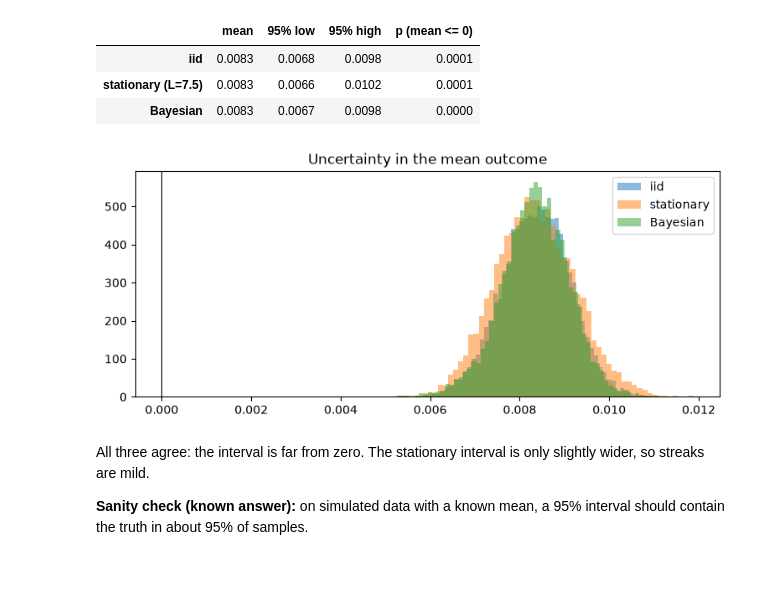
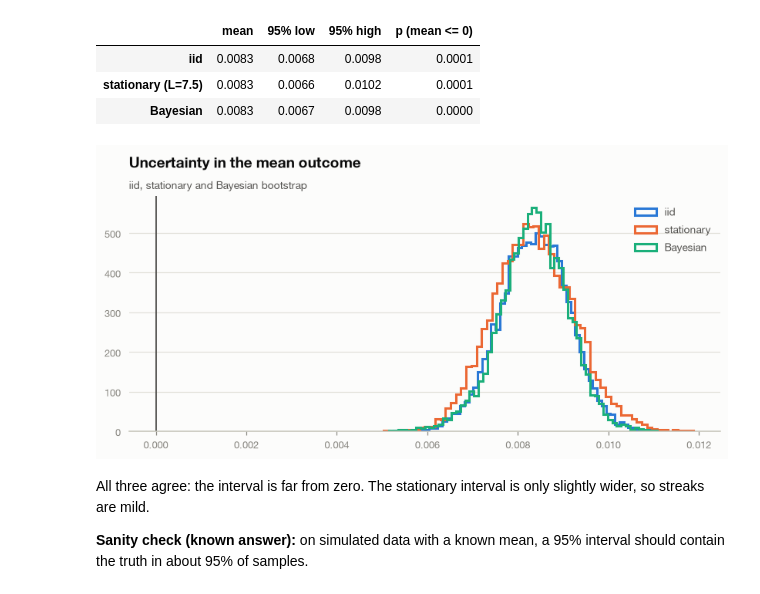
Before and after one commit to AimanxxAnsari/trade-analytics, a Jupyter notebook: notebooks/pillar1_walkthrough.ipynb, the cells around one changed output. Saved outputs shown, nothing was run; the diff lists cells and outputs as text; code cells hidden in the pictures.

```diff
--- a/notebooks/pillar1_walkthrough.ipynb
+++ b/notebooks/pillar1_walkthrough.ipynb
@@ -37,13 +37,16 @@ from trade_analytics.ingest import ConversionOptions, convert_journal
 from trade_analytics.metrics import summarise
 from trade_analytics.monte_carlo import drawdown_risk, max_drawdown, simulate_equity
 from trade_analytics.multiple_testing import slice_tests
+from trade_analytics.plotting import LIGHT as T
+from trade_analytics.plotting import title, use
 from trade_analytics.schema import validate_trades
 from trade_analytics.sharpe import sharpe_summary
 from trade_analytics.sizing import growth_rate, kelly_fraction, kelly_with_uncertainty
 
 ROOT = next(p for p in [Path.cwd(), *Path.cwd().parents] if (p / "pyproject.toml").exists())
 pd.set_option("display.float_format", lambda v: f"{v:,.4f}")
-plt.rcParams["figure.figsize"] = (9, 3.5)
+use(T)  # shared chart style (light theme in the notebook)
+plt.rcParams["figure.figsize"] = (9, 3.6)
 # %% [markdown]
 ## 1. Is the file usable? Schema check and conversion
 
@@ -220,12 +223,12 @@ pd.DataFrame(
 | Bayesian | 0.0083 | 0.0067 | 0.0098 | 0.0000 |
 # %%
 for draws, label in [(iid.samples, "iid"), (blk.samples, "stationary"), (bb, "Bayesian")]:
-    plt.hist(draws, bins=60, alpha=0.5, label=label)
-plt.axvline(0, color="k", lw=0.8)
-plt.title("Uncertainty in the mean outcome")
+    plt.hist(draws, bins=60, histtype="step", lw=2, label=label)
+plt.axvline(0, color=T.ink2, lw=1.2)
+title(plt.gca(), "Uncertainty in the mean outcome", "iid, stationary and Bayesian bootstrap", T)
 plt.legend();
 # %% [output]
-[figure, old version]
+[figure, new version]
 # %% [markdown]
 All three agree: the interval is far from zero. The stationary interval is only slightly wider,
 so streaks are mild.
```
Also changed, not shown: parts of 4 cells of this notebook, 13 other files.
